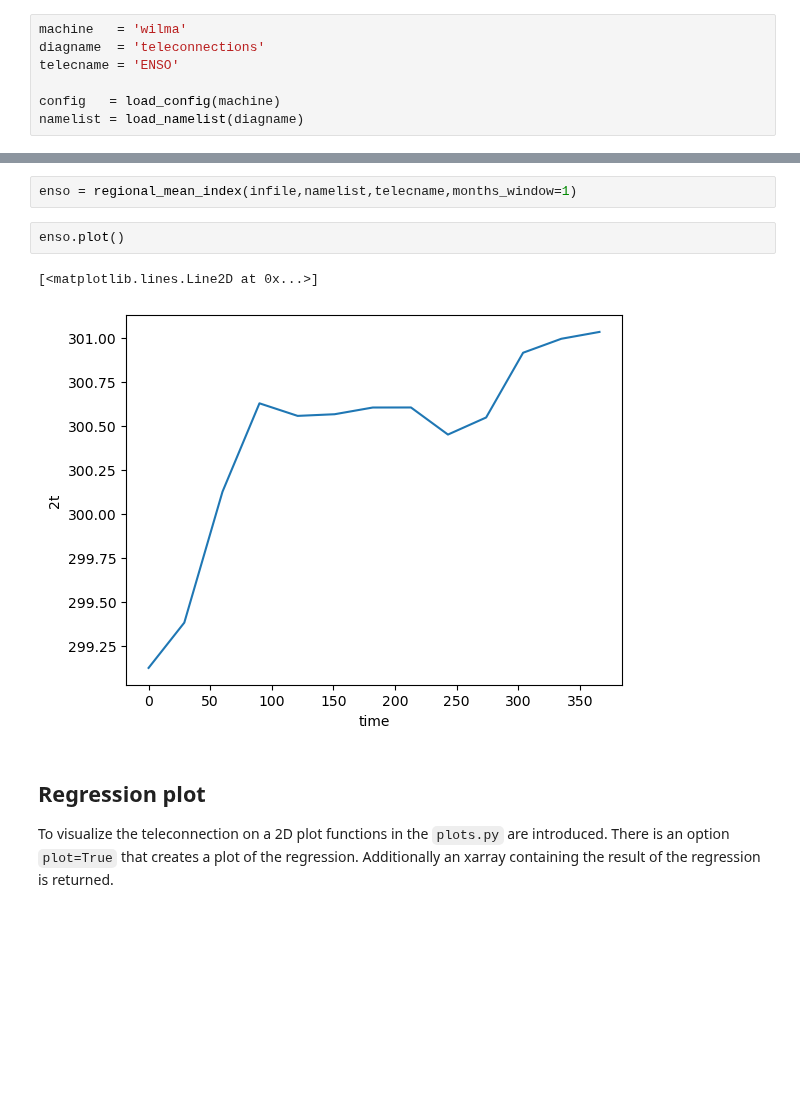
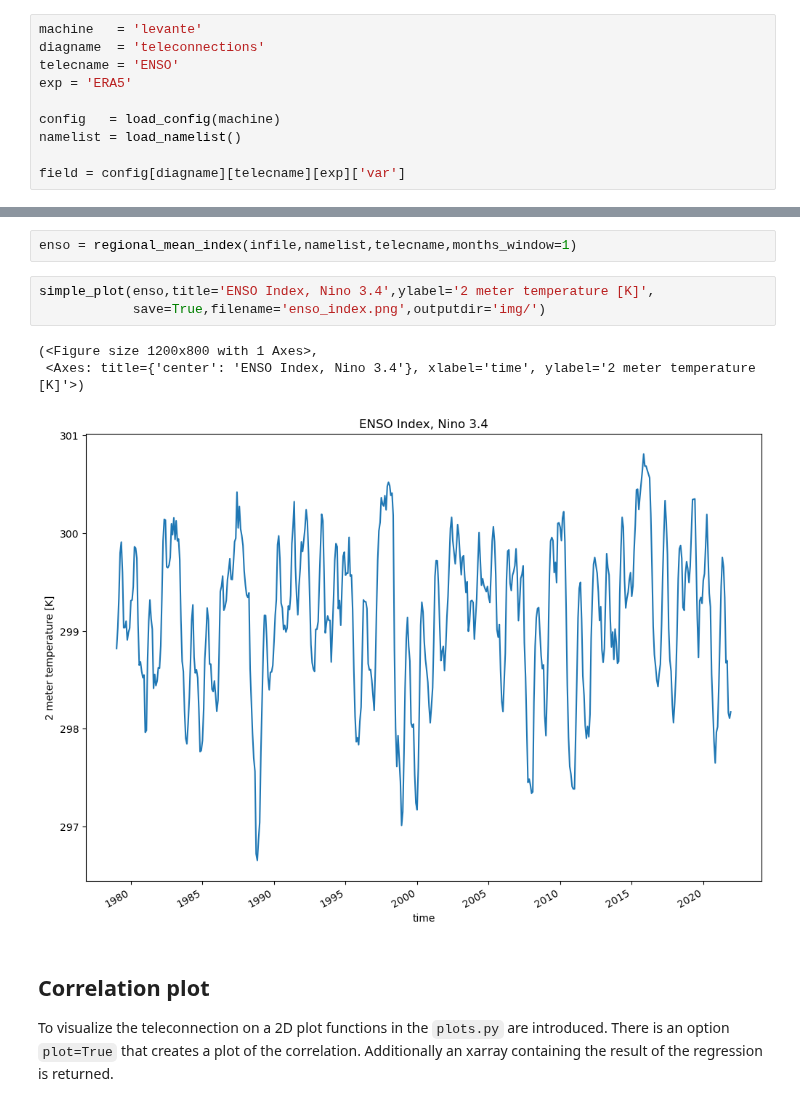
Before and after one commit to DestinE-Climate-DT/AQUA, a Jupyter notebook: diagnostics/teleconnections/ENSO_IFS.ipynb, the cells around one changed output, grey strips where cells are left out. Cells and saved outputs as stored; diff of their text form; blank space fills up the shorter version.

Commit message:
img folder, regional mean anomalies func, simple_plot(), ENSO improvements

```diff
--- a/diagnostics/teleconnections/ENSO_IFS.ipynb
+++ b/diagnostics/teleconnections/ENSO_IFS.ipynb
@@ -27,7 +27,10 @@ Details about the NAO teleconnection can be accessed by specificing the teleconn
 # %%
-machine   = 'wilma'
+machine   = 'levante'
 diagname  = 'teleconnections'
 telecname = 'ENSO'
+exp = 'ERA5'
 
 config   = load_config(machine)
-namelist = load_namelist(diagname)
+namelist = load_namelist()
+
+field = config[diagname][telecname][exp]['var']
@@ -140,12 +110,14 @@ Gaussian Latitude/Longitude Grid
 # %%
 enso = regional_mean_index(infile,namelist,telecname,months_window=1)
-# %%
-enso.plot()
-# %% [output]
-[<matplotlib.lines.Line2D at 0x...>]
-[figure, removed]
+# %%
+simple_plot(enso,title='ENSO Index, Nino 3.4',ylabel='2 meter temperature [K]',
+            save=True,filename='enso_index.png',outputdir='img/')
+# %% [output]
+(<Figure size 1200x800 with 1 Axes>,
+ <Axes: title={'center': 'ENSO Index, Nino 3.4'}, xlabel='time', ylabel='2 meter temperature [K]'>)
+[figure, added]
 # %% [markdown]
-## Regression plot
+## Correlation plot
 
 To visualize the teleconnection on a 2D plot functions in the `plots.py` are introduced.
-There is an option `plot=True` that creates a plot of the regression. Additionally an xarray containing the result of the regression is returned.
+There is an option `plot=True` that creates a plot of the correlation. Additionally an xarray containing the result of the regression is returned.
```
Also changed, not shown: parts of 15 cells of this notebook, 7 other files.
